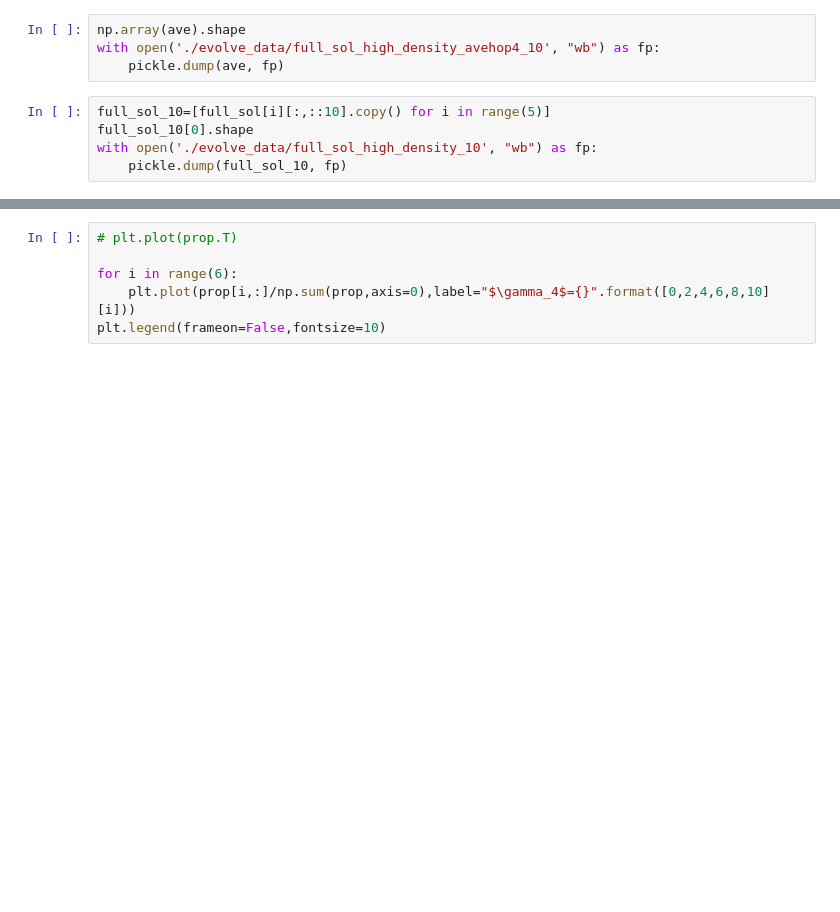
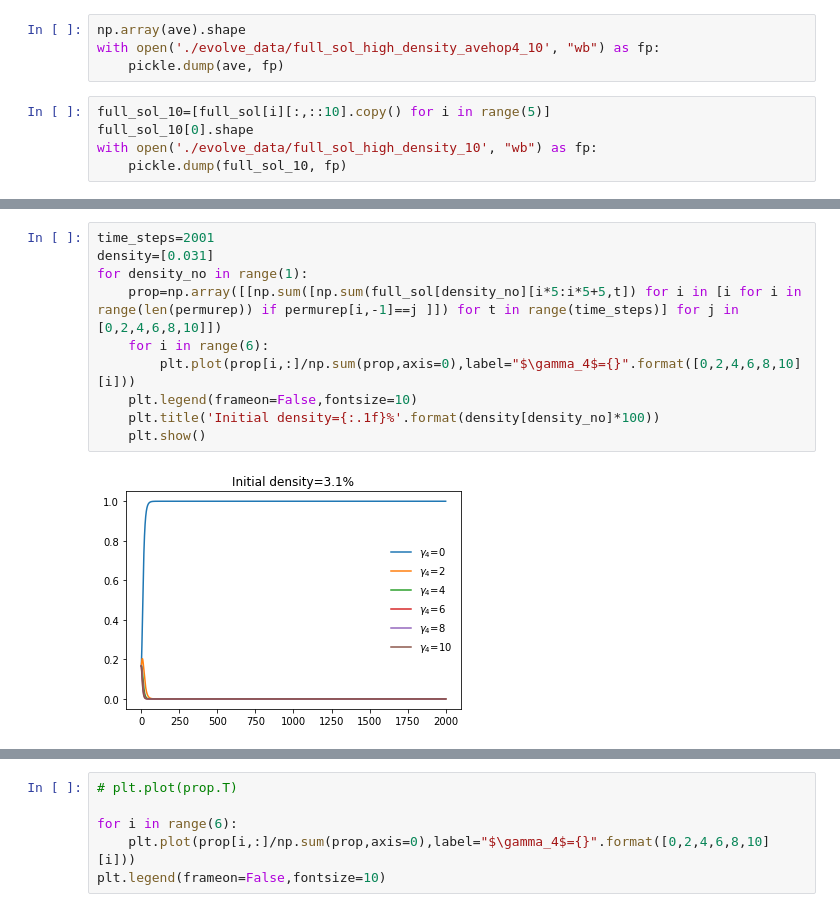
Before and after one commit to tongliang11/Evolution-dynamics, a Jupyter notebook: Mean field model.ipynb, the cells around one changed output, grey strips where cells are left out. Cells and saved outputs as stored; diff of their text form; blank space fills up the shorter version.

```diff
--- a/Mean field model.ipynb
+++ b/Mean field model.ipynb
@@ -211,3 +361,15 @@ plt.savefig('./Paper_1_Figures/density_mean_field_full.pdf')
+# %%
+time_steps=2001
+density=[0.031]
+for density_no in range(1):
+    prop=np.array([[np.sum([np.sum(full_sol[density_no][i*5:i*5+5,t]) for i in [i for i in range(len(permurep)) if permurep[i,-1]==j ]]) for t in range(time_steps)] for j in [0,2,4,6,8,10]])
+    for i in range(6):
+        plt.plot(prop[i,:]/np.sum(prop,axis=0),label="$\gamma_4$={}".format([0,2,4,6,8,10][i]))
+    plt.legend(frameon=False,fontsize=10)
+    plt.title('Initial density={:.1f}%'.format(density[density_no]*100))
+    plt.show()
+# %% [output]
+[figure, added]
 # %%
 time_steps=2001
 density=[0.031,0.122,0.488,0.868,0.945]
```
Also changed, not shown: parts of 23 cells of this notebook, 10 other files.
